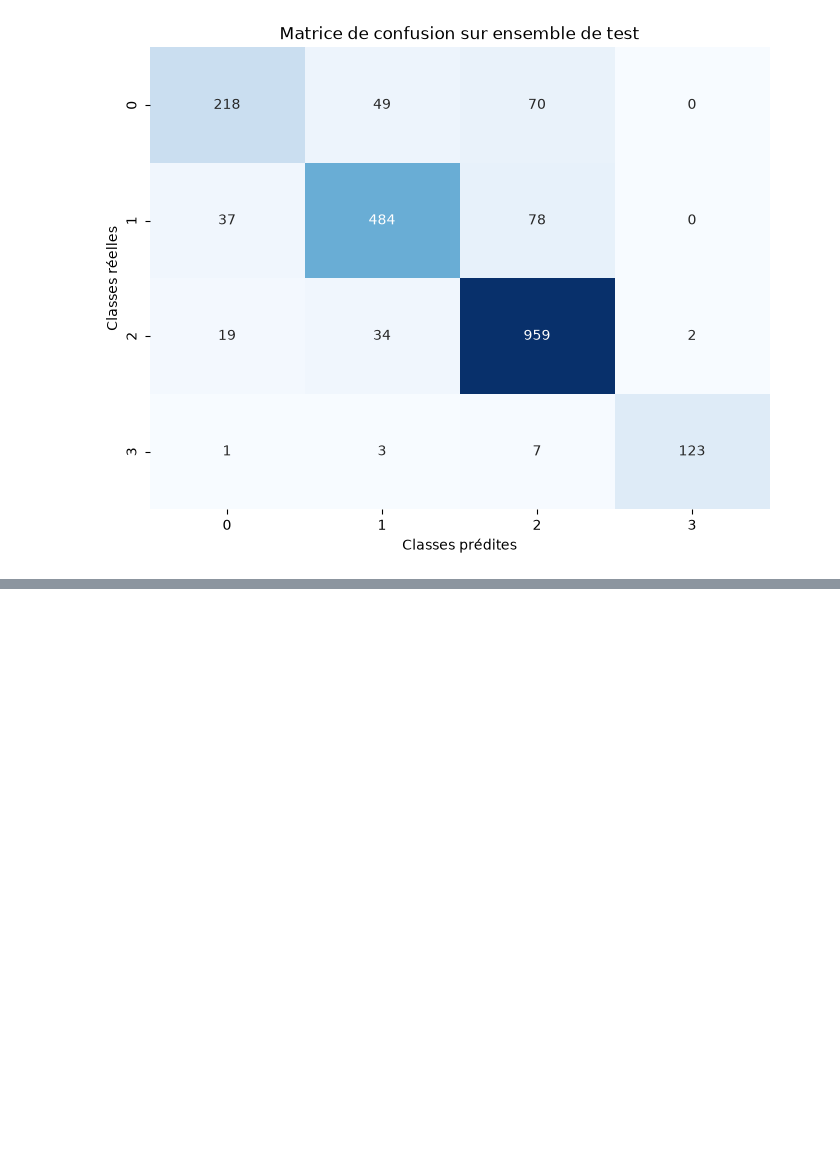
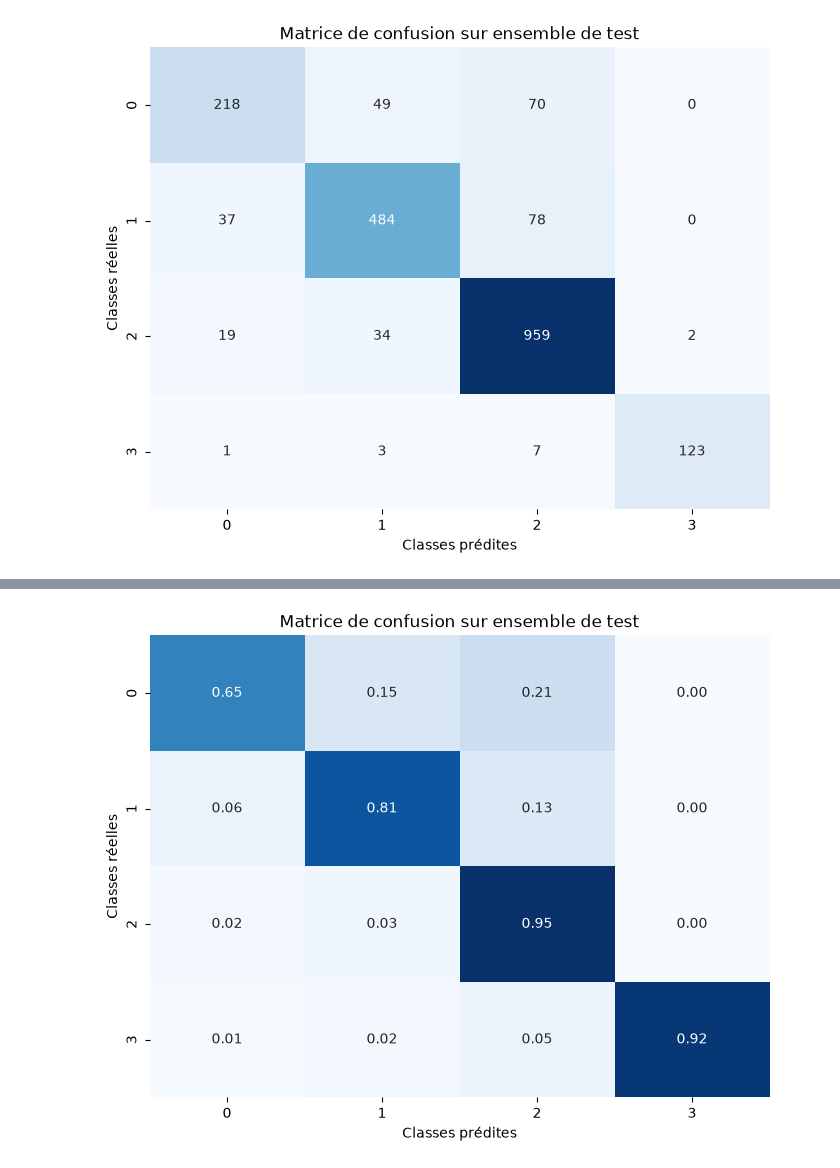
Before and after one commit to cyrilmarat/Liora_Covid, a Jupyter notebook: models/EfficientNet/EfficientNet.ipynb, the cells around one changed output, grey strips where cells are left out. Saved outputs shown, nothing was run; the diff lists cells and outputs as text; code cells hidden in the pictures; blank space fills up the shorter version.

```diff
--- a/models/EfficientNet/EfficientNet.ipynb
+++ b/models/EfficientNet/EfficientNet.ipynb
@@ -661,0 +635,11 @@ Found 16668 files belonging to 4 classes.
+# %%
+chemin_fichier = 'CM_FineTuned_EfficientNet.npy'
+
+# Charger la matrice
+conf_matrix = np.load(chemin_fichier)
+
+print(conf_matrix)
+
+normalized_matrix=conf_matrix.astype("float") / conf_matrix.sum(axis=1)[:, np.newaxis]
+
+print(normalized_matrix)
@@ -661,0 +655,12 @@ Found 16668 files belonging to 4 classes.
+# %%
+plt.figure(figsize=(8, 6))
+
+plt.title("Matrice de confusion sur ensemble de test")
+sns.heatmap(normalized_matrix, cmap='Blues', annot=True, cbar=False, fmt=".2f")
+plt.ylabel("Classes réelles")
+plt.xlabel("Classes prédites")
+plt.show()
+
+np.save("CM_FineTuned_EfficientNet_normalized.npy", normalized_matrix)
+# %% [output]
+[figure, added]
```
Also changed, not shown: parts of 4 cells of this notebook.
